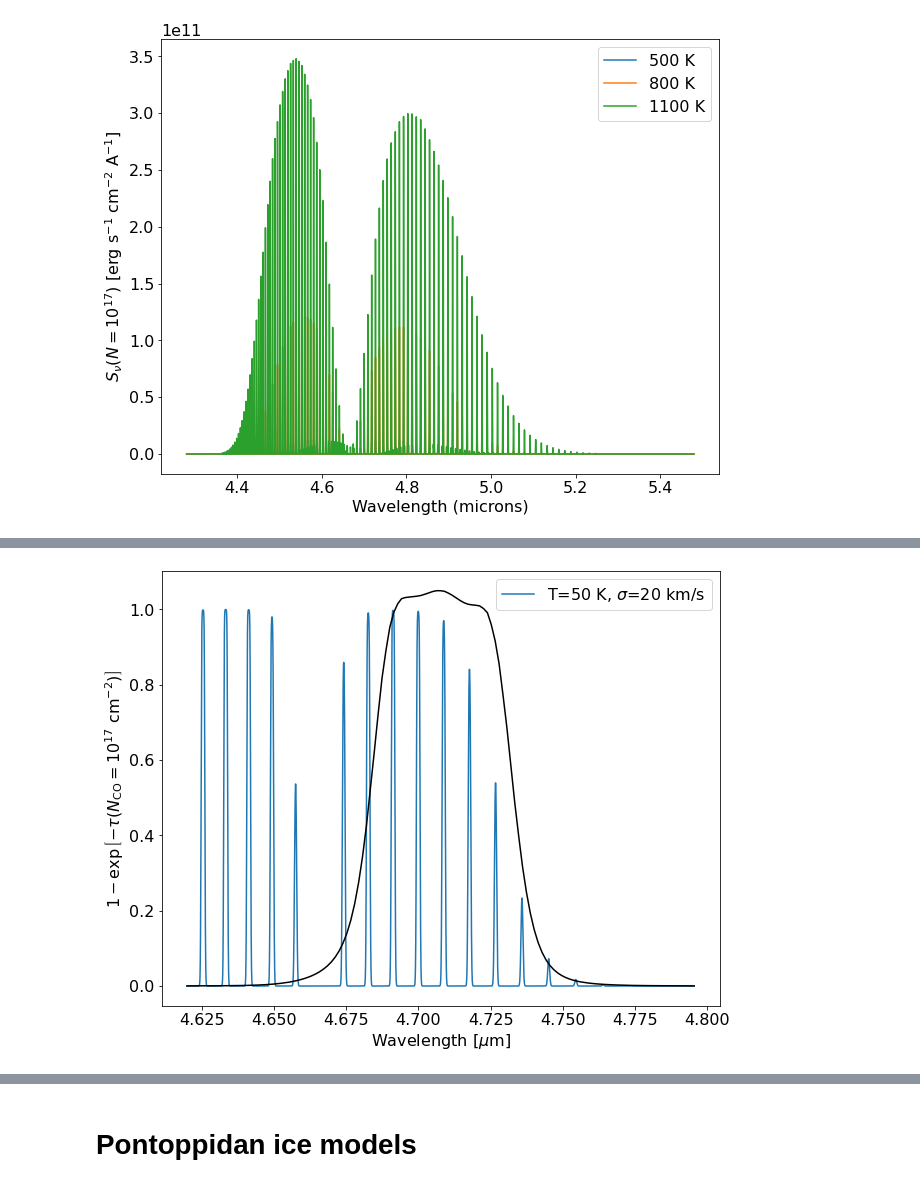
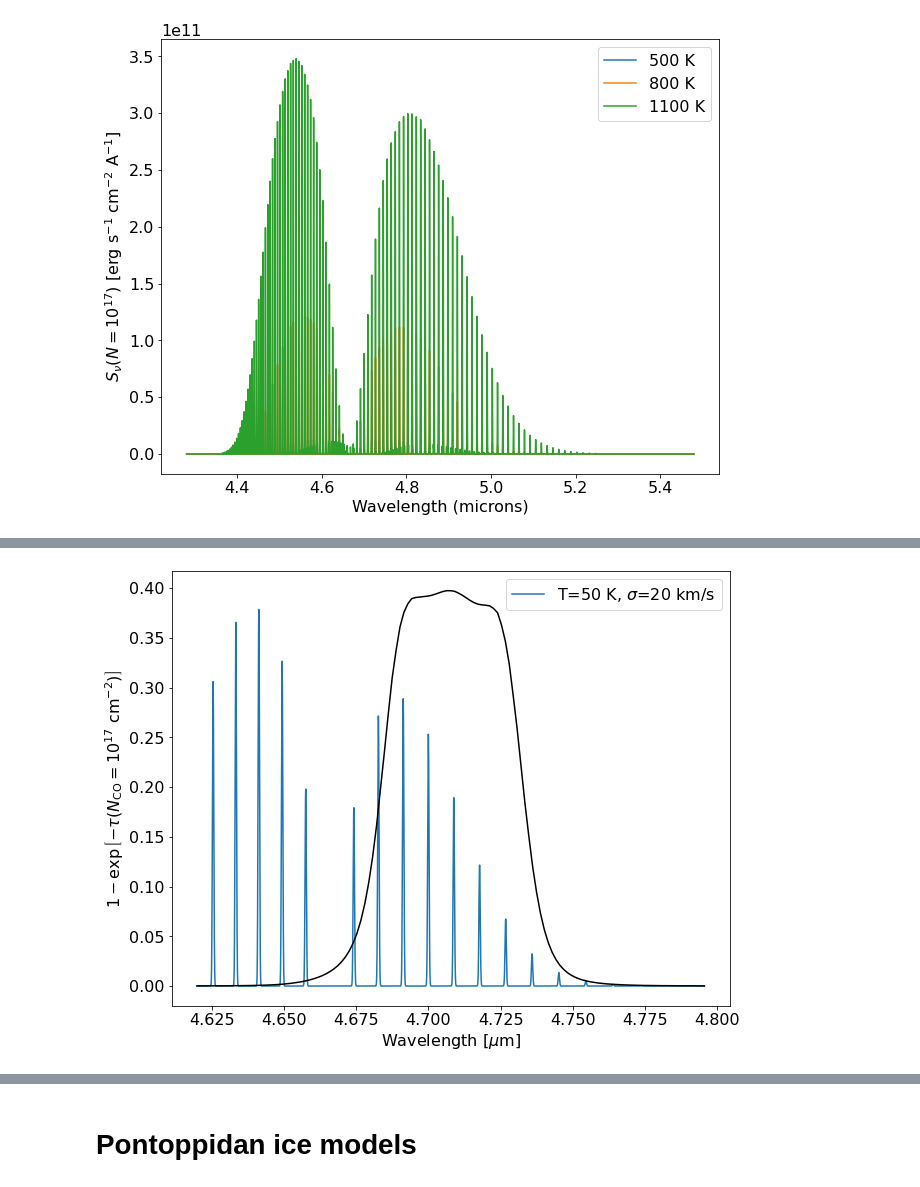
Before and after one commit to keflavich/brick-jwst-2221, a Jupyter notebook: notebooks/COFundamentalModeling.ipynb, the cells around one changed output, grey strips where cells are left out. Drawn from its saved outputs; the diff is of its cells as text; code cells hidden in the pictures.

```diff
--- a/notebooks/COFundamentalModeling.ipynb
+++ b/notebooks/COFundamentalModeling.ipynb
@@ -104,7 +175,7 @@ xarr = wavelength_table_466['Wavelength'].quantity.to(u.um)
 xarr = np.linspace(xarr.min(), xarr.max(), int(1e4))
 
 for T in [50, ]:
-    tau = pyspeckitmodels.co_vibration.tau_of_N(xarr.to(u.cm).value, 1e16, T, width=20)
+    tau = pyspeckitmodels.co.exomol_co_vibration.tau_of_N(xarr.to(u.cm).value, 1e16, T, width=20)
     L, = pl.plot(xarr,
                     (1-np.exp(-tau)), label="T={0} K, $\sigma$=20 km/s".format(T))
 
@@ -123,7 +195,7 @@ xarr = wavelength_table_466['Wavelength'].quantity.to(u.um)
 xarr = np.linspace(xarr.min(), xarr.max(), int(1e4))
 
 for T in [50, ]:
-    tau = pyspeckitmodels.co_vibration.tau_of_N(xarr.to(u.cm).value, 1e18, T, width=20)
+    tau = pyspeckitmodels.co.exomol_co_vibration.tau_of_N(xarr.to(u.cm).value, 1e18, T, width=20)
     L, = pl.plot(xarr,
                     (1-np.exp(-tau)), label="T={0} K, $\sigma$=20 km/s".format(T))
 
@@ -158,7 +269,7 @@ xarr = wavelength_table_466['Wavelength'].quantity.to(u.um)
 xarr = np.linspace(xarr.min(), xarr.max(), int(1e4))
 
 for T in [20, ]:
-    tau = pyspeckitmodels.co_vibration.tau_of_N(xarr.to(u.cm).value, 1e16, T, width=2)
+    tau = pyspeckitmodels.co.exomol_co_vibration.tau_of_N(xarr.to(u.cm).value, 1e16, T, width=2)
     L, = pl.plot(xarr,
                     (1-np.exp(-tau)), label="T={0} K, $\sigma$=2 km/s".format(T))
 xarr = wavelength_table_466['Wavelength'].quantity.to(u.um)
@@ -470,37 +711,3 @@ pylab.ylabel("$S_\\nu(N=10^{17})$ [erg s$^{-1}$ cm$^{-2}$ A$^{-1}$]")
 # %% [output]
 Text(0, 0.5, '$S_\\nu(N=10^{17})$ [erg s$^{-1}$ cm$^{-2}$ A$^{-1}$]')
 [figure]
-# %%
-print("First  bandhead: %f" % np.median(peak_lambda_one))
-print("Second bandhead: %f" % np.median(peak_lambda_two))
-print("Third  bandhead: %f" % np.median(peak_lambda_three))
-
-temperatures = np.linspace(2000,8000,50)
-peak_lambda_13co_one = [ xarr1[pyspeckitmodels.co_vibration.tau_of_N(xarr1*1e-4,1e18,T,width=20,isotopomer=36).argmax()] for T in temperatures ]
-peak_lambda_13co_two = [ xarr2[pyspeckitmodels.co_vibration.tau_of_N(xarr2*1e-4,1e18,T,width=20,isotopomer=36).argmax()] for T in temperatures ]
-peak_lambda_13co_three = [ xarr3[pyspeckitmodels.co_vibration.tau_of_N(xarr3*1e-4,1e18,T,width=20,isotopomer=36).argmax()] for T in temperatures ]
-
-pylab.figure(19)
-pylab.clf()
-pylab.plot(temperatures,peak_lambda_13co_one)
-pylab.plot(temperatures,peak_lambda_13co_two)
-pylab.plot(temperatures,peak_lambda_13co_three)
-
-pylab.figure(18)
-pylab.clf()
-for T in np.linspace(2000,8000,7):
-    pylab.plot(xarr1,pyspeckitmodels.co_vibration.tau_of_N(xarr1*1e-4,1e18,T,width=20,isotopomer=36))
-    pylab.plot(xarr2,pyspeckitmodels.co_vibration.tau_of_N(xarr2*1e-4,1e18,T,width=20,isotopomer=36))
-    pylab.plot(xarr3,pyspeckitmodels.co_vibration.tau_of_N(xarr3*1e-4,1e18,T,width=20,isotopomer=36))
-
-print("13CO First  bandhead: %f" % np.median(peak_lambda_13co_one))
-print("13CO Second bandhead: %f" % np.median(peak_lambda_13co_two))
-print("13CO Third  bandhead: %f" % np.median(peak_lambda_13co_three))
-
-pylab.figure(20)
-pylab.clf()
-for T in np.linspace(20,5000,7):
-    l, = pylab.plot(xarr1,pyspeckitmodels.co_vibration.tau_of_N(xarr1*1e-4,1e18,T,width=20,isotopomer=28),label='T=%i' % T)
-    l, = pylab.plot(xarr2,pyspeckitmodels.co_vibration.tau_of_N(xarr2*1e-4,1e18,T,width=20,isotopomer=28), color=l.get_color())
-    l, = pylab.plot(xarr3,pyspeckitmodels.co_vibration.tau_of_N(xarr3*1e-4,1e18,T,width=20,isotopomer=28), color=l.get_color())
-pylab.legend()
@@ -518,20 +748,20 @@ Third  bandhead: 5.092402
 # %%
 xarr = wavelength_table_470['Wavelength'].quantity.to(u.um)
 xarr = np.linspace(xarr.min(), xarr.max(), int(1e4))
 
 for T in [50, ]:
-    tau = pyspeckitmodels.co_vibration.tau_of_N(xarr.to(u.cm).value, 1e17, T, width=20)
+    tau = pyspeckitmodels.co.exomol_co_vibration.tau_of_N(xarr.to(u.cm).value, 1e17, T, width=20)
     L, = pl.plot(xarr,
                  (1-np.exp(-tau)), label="T={0} K, $\sigma$=20 km/s".format(T))
 xarr = wavelength_table_470['Wavelength'].quantity.to(u.um)
 pl.plot(xarr, wavelength_table_470['Transmission']/wavelength_table_470['Transmission'].max() * pl.ylim()[1],
         color='k')
 pl.legend(loc='best')
 pl.xlabel(f"Wavelength [$\mu$m]")
 pl.ylabel("$1-\\exp\\left[-\\tau(N_\\mathrm{CO}=10^{17}~\mathrm{cm^{-2}})\\right]$")
 pl.savefig(f'{basepath}/paper_figures/CO_F470N_absorptionspectrum_example_1e17_exptau.pdf', bbox_inches='tight');
 # %% [output]
-[figure, old version]
+[figure, new version]
 # %%
 xarr = np.linspace(4.57, 4.77, int(2e4))*u.um
 
```
Also changed, not shown: parts of 46 cells of this notebook, 2 other files.
